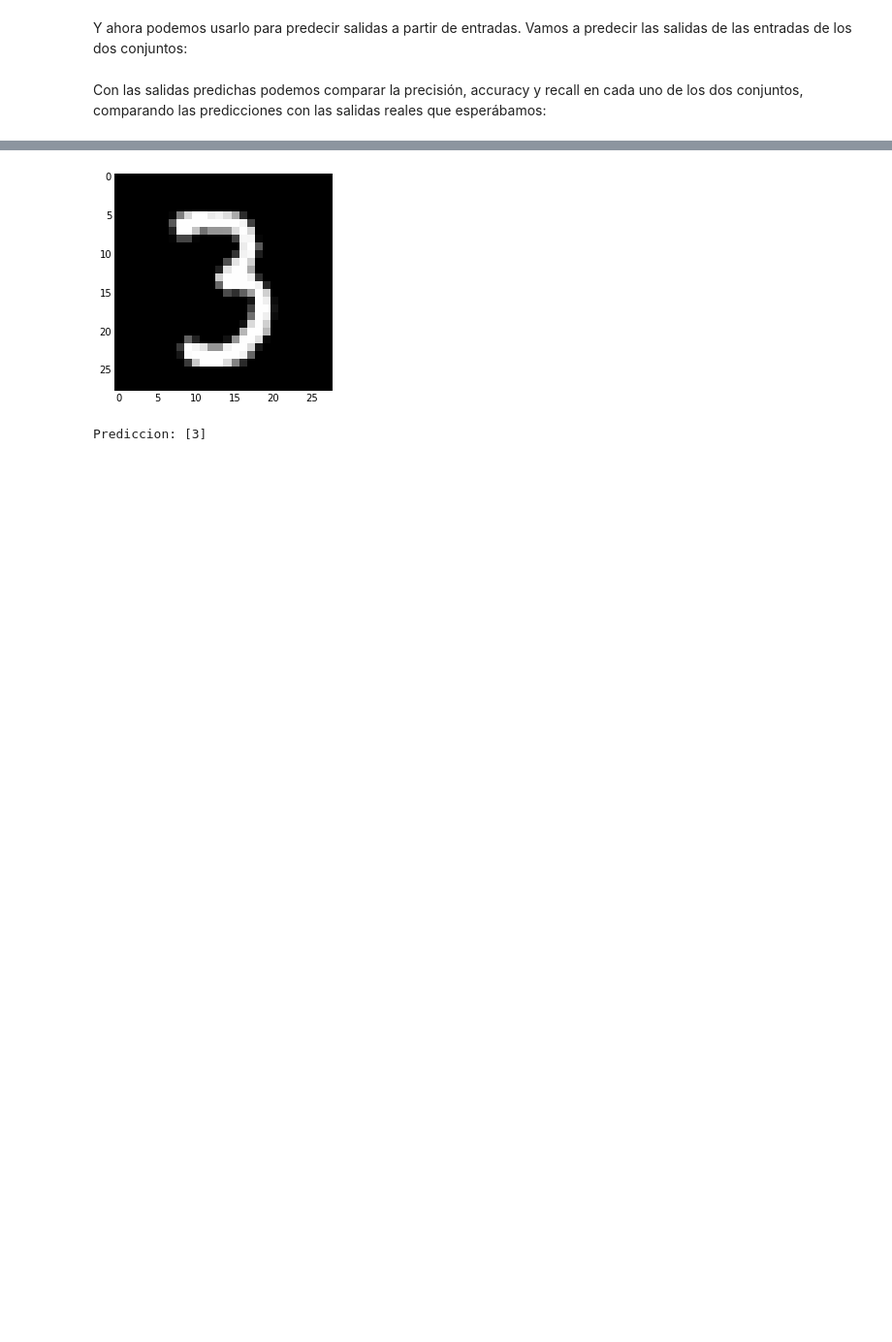
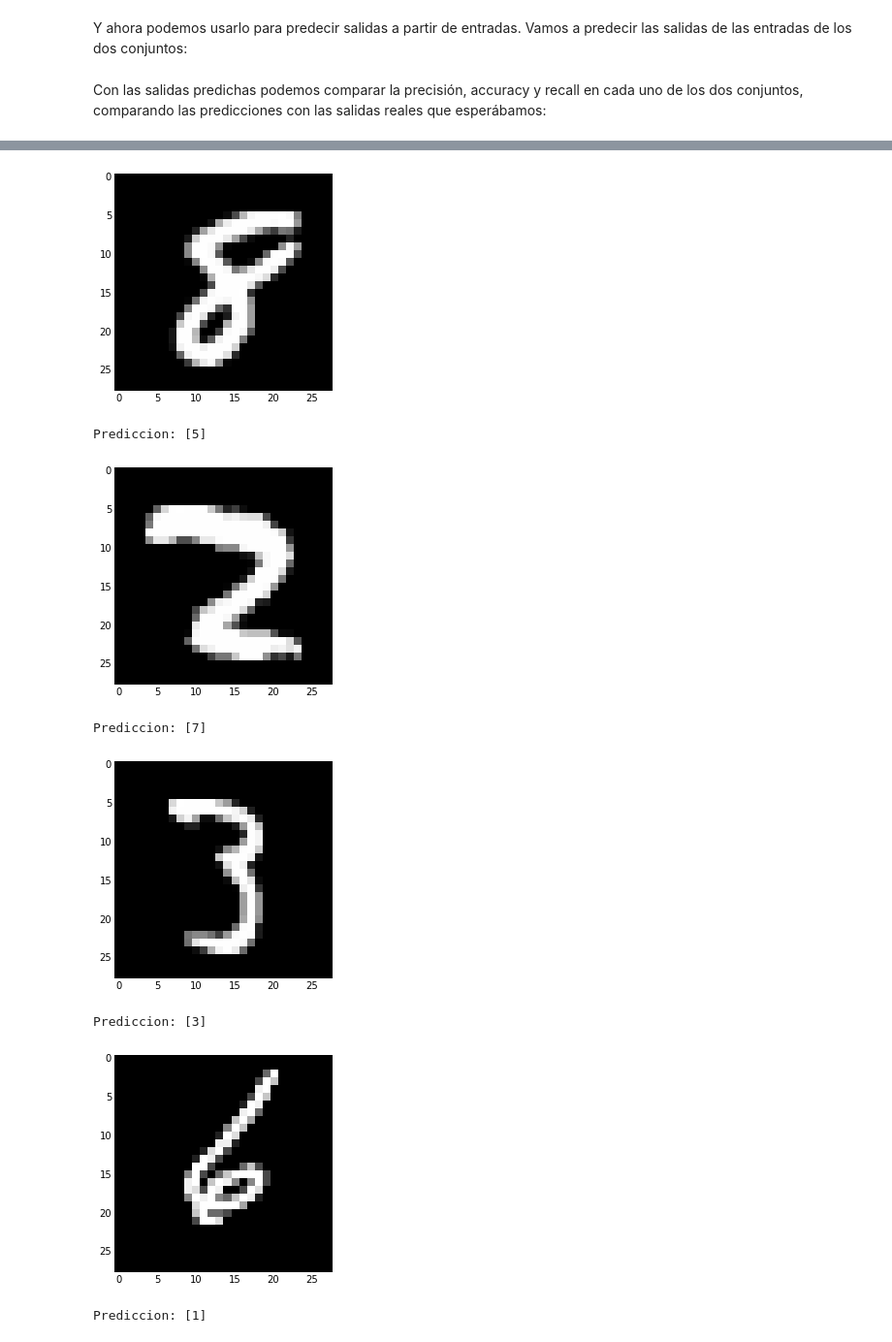
Before and after one commit to fisadev/talks, a Jupyter notebook: machine-learning-examples/ocr_nn.ipynb, the cells around one changed output, grey strips where cells are left out. Shown at 97% size. Saved outputs shown, nothing was run; the diff lists cells and outputs as text; code cells hidden in the pictures; blank space fills up the shorter version.

```diff
--- a/machine-learning-examples/ocr_nn.ipynb
+++ b/machine-learning-examples/ocr_nn.ipynb
@@ -280,8 +280,15 @@ Set de test
 def imagen_vs_prediccion(entrada):
     mostrar_imagen(entrada)
     print 'Prediccion:', clasificador.predict([entrada])
-# %%
-imagen_vs_prediccion(entradas_entrenamiento[12312])
-# %% [output]
-[figure, removed]
-Prediccion: [3]
+# %%
+for i in (777, 28, 356, 1557, 105):
+    imagen_vs_prediccion(entradas_entrenamiento[i])
+# %% [output]
+[figure, added]
+Prediccion: [5]
+[figure, added]
+Prediccion: [7]
+[figure, added]
+Prediccion: [3]
+[figure, added]
+Prediccion: [1]
```
Also changed, not shown: parts of 4 cells of this notebook.
